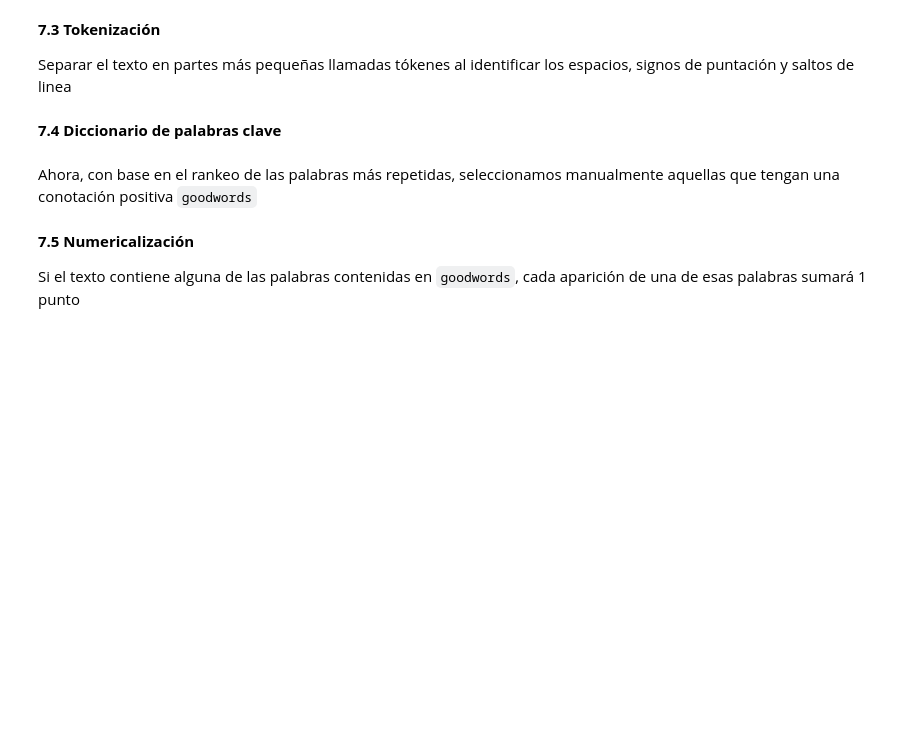
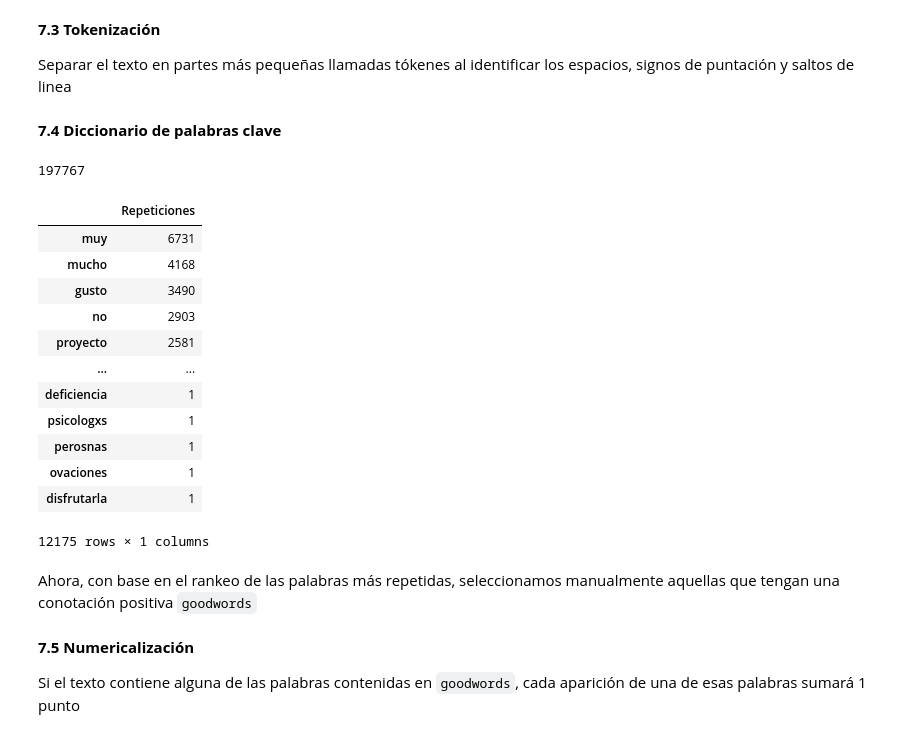
Before and after one commit to EstebanPerez25/ACD-Modelo_predictivo_de_satisfacion, a Jupyter notebook: Modelo_predictivo_de_satisfacción.ipynb, the cells around one changed output. Cells and saved outputs as stored; diff of their text form; code cells hidden in the pictures; blank space fills up the shorter version.

```diff
--- a/Modelo_predictivo_de_satisfacción.ipynb
+++ b/Modelo_predictivo_de_satisfacción.ipynb
@@ -747,19 +770,42 @@ df_nlp.p6 = df_nlp.p6.apply(tokenizeText)
 words = []
 
 for row in range(1, len(df_nlp)):
-    words += df_nlp.iloc[row, 10]  # Palabras de pregunta 4
-    words += df_nlp.iloc[row, 15]  # Palabras de pregunta 6
+    words += df_nlp.iloc[row, 9]  # Palabras de pregunta 4
+    words += df_nlp.iloc[row, 14]  # Palabras de pregunta 6
+
+#words = set(words)
+# %%
+len(words)
+# %% [output]
+197767
 # %%
 count = {}
 
 # Iterar sobre cada palabra en la lista
 for w in words:
     if w in count:
         count[w] += 1
     else:
         count[w] = 1
 
-df_tokens = pd.DataFrame.from_dict(count, orient='index').rename(columns={0:'Repeticiones'}).sort_values(by='Repeticiones', ascending=False)
+df_tokens = pd.DataFrame.from_dict(count, orient='index')\
+                        .rename(columns={0:'Repeticiones'})\
+                        .sort_values(by='Repeticiones', ascending=False)
+df_tokens
+# %% [output]
+|  | Repeticiones |
+| muy | 6731 |
+| mucho | 4168 |
+| gusto | 3490 |
+| no | 2903 |
+| proyecto | 2581 |
+| ... | ... |
+| deficiencia | 1 |
+| psicologxs | 1 |
+| perosnas | 1 |
+| ovaciones | 1 |
+| disfrutarla | 1 |
+12175 rows × 1 columns
 # %% [markdown]
 Ahora, con base en el rankeo de las palabras más repetidas, seleccionamos manualmente aquellas que tengan una conotación positiva `goodwords`
 # %%
```
Also changed, not shown: parts of 10 cells of this notebook.
